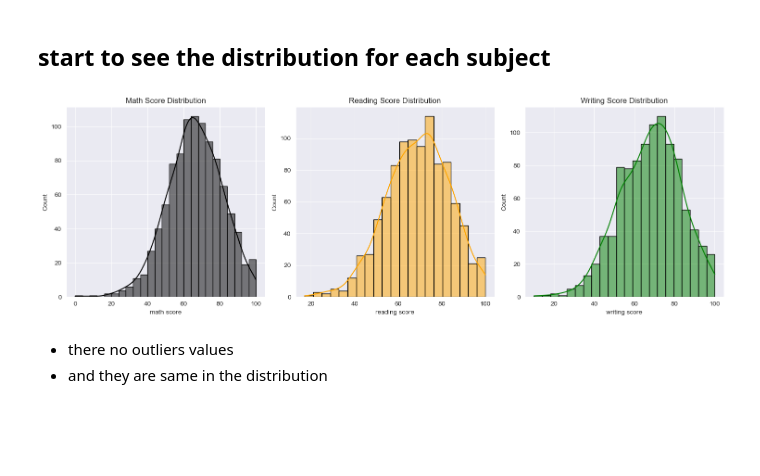
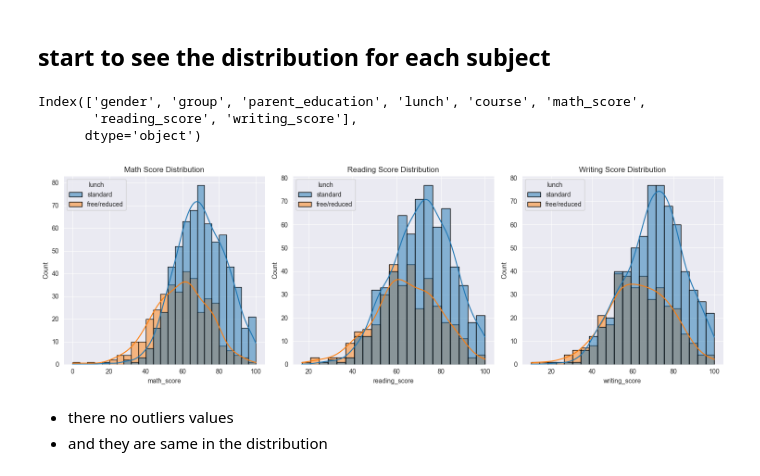
Before and after one commit to rami-othman/Students-Performance-Analysis, a Jupyter notebook: Students Performance Analysis.ipynb, the cells around one changed output. Cells and saved outputs as stored; diff of their text form; code cells hidden in the pictures; blank space fills up the shorter version.

Commit message:
phase 5  :  visual correlation

```diff
--- a/Students Performance Analysis.ipynb
+++ b/Students Performance Analysis.ipynb
@@ -303,27 +297,33 @@ plt.show()
 # %% [markdown]
 ## start to see the distribution for each subject
+# %%
+clean_df.columns
+# %% [output]
+Index(['gender', 'group', 'parent_education', 'lunch', 'course', 'math_score',
+       'reading_score', 'writing_score'],
+      dtype='object')
 # %%
 plt.figure(figsize=(15, 5))   # one large canvas (width=15, height=5)
 
 # 1st plot (row 1, column 3, plot 1)
 plt.subplot(1, 3, 1)
-sns.histplot(df['math score'] , kde=True, color='skyblue' ,edgecolor='black')
+sns.histplot(data = clean_df , x='math_score' , hue= 'lunch', kde=True, color='blue' ,edgecolor='black')
 plt.title('Math Score Distribution')
 
 # 2nd plot (row 1, column 3, plot 2)
 plt.subplot(1, 3, 2)
-sns.histplot(df['reading score'], kde=True, color='orange',edgecolor='black')
+sns.histplot(data = clean_df , x='reading_score' , hue= 'lunch', kde=True, color='orange',edgecolor='black')
 plt.title('Reading Score Distribution')
 
 # 3rd plot (row 1, column 3, plot 3)
 plt.subplot(1, 3, 3)
-sns.histplot(df['writing score'], kde=True, color='green',edgecolor='black')
+sns.histplot(data = clean_df , x='writing_score', hue= 'lunch' ,kde=True, color='green',edgecolor='black')
 plt.title('Writing Score Distribution')
 
 plt.tight_layout()   # avoids overlapping titles
 plt.show()
 # %% [output]
-[figure, old version]
+[figure, new version]
 # %% [markdown]
 - there no outliers values
 - and they are same in the distribution
```
Also changed, not shown: parts of 24 cells of this notebook.
